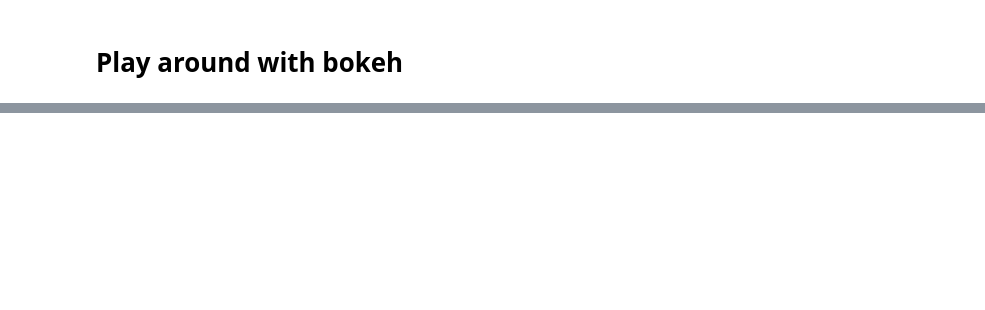
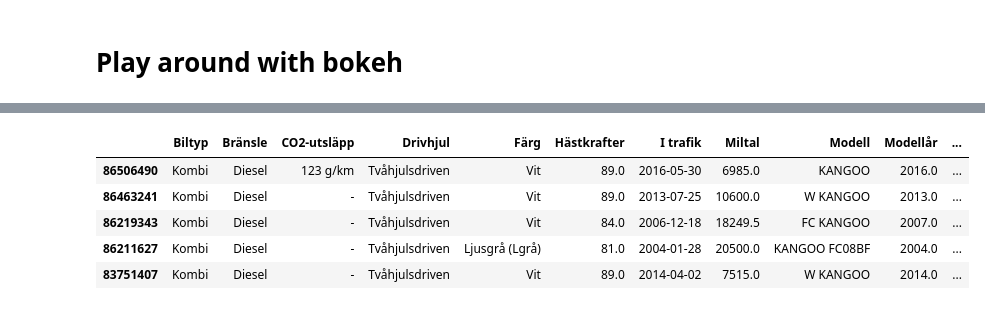
Before and after one commit to martinlarsalbert/car_plot, a Jupyter notebook: 01_maa_play_round_with_bokeh.ipynb, the cells around one changed output, grey strips where cells are left out. Drawn from its saved outputs; the diff is of its cells as text; code cells hidden in the pictures; blank space fills up the shorter version.

```diff
--- a/01_maa_play_round_with_bokeh.ipynb
+++ b/01_maa_play_round_with_bokeh.ipynb
@@ -25,0 +31,11 @@ show(p)
+# %%
+df_cars = pd.read_csv('cars_publish.csv',index_col=0)
+# %%
+df_cars.head()
+# %% [output]
+|  | Biltyp | Bränsle | CO2-utsläpp | Drivhjul | Färg | Hästkrafter | I trafik | Miltal | Modell | Modellår | ... |
+| 86506490 | Kombi | Diesel | 123 g/km | Tvåhjulsdriven | Vit | 89.0 | 2016-05-30 | 6985.0 | KANGOO | 2016.0 | ... |
+| 86463241 | Kombi | Diesel | - | Tvåhjulsdriven | Vit | 89.0 | 2013-07-25 | 10600.0 | W KANGOO | 2013.0 | ... |
+| 86219343 | Kombi | Diesel | - | Tvåhjulsdriven | Vit | 84.0 | 2006-12-18 | 18249.5 | FC KANGOO | 2007.0 | ... |
+| 86211627 | Kombi | Diesel | - | Tvåhjulsdriven | Ljusgrå (Lgrå) | 81.0 | 2004-01-28 | 20500.0 | KANGOO FC08BF | 2004.0 | ... |
+| 83751407 | Kombi | Diesel | - | Tvåhjulsdriven | Vit | 89.0 | 2014-04-02 | 7515.0 | W KANGOO | 2014.0 | ... |
```
Also changed, not shown: parts of 7 cells of this notebook.
